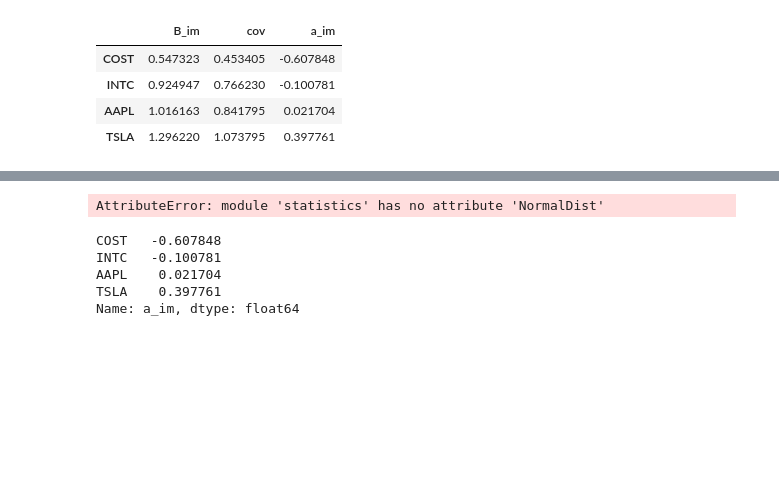
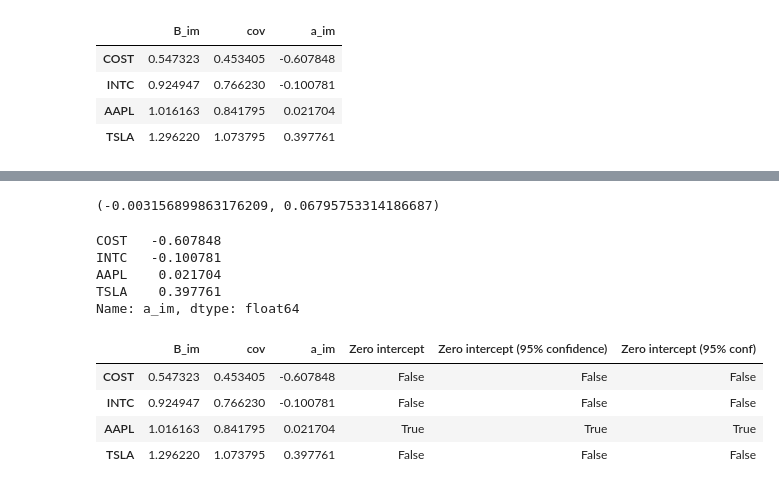
Before and after one commit to mirwong/finmetrics, a Jupyter notebook: linearity_tests/Linearity_Test_v1.ipynb, the cells around one changed output, grey strips where cells are left out. Saved outputs shown, nothing was run; the diff lists cells and outputs as text; code cells hidden in the pictures; blank space fills up the shorter version.

```diff
--- a/linearity_tests/Linearity_Test_v1.ipynb
+++ b/linearity_tests/Linearity_Test_v1.ipynb
@@ -207,7 +212,8 @@ plt.show()
 # %%
-confidence_interval(list(nasdaq['Pct Return']))
+zero_int = confidence_interval(list(nasdaq['Pct Return']))
+zero_int
 # %% [output]
-AttributeError: module 'statistics' has no attribute 'NormalDist'
+(-0.003156899863176209, 0.06795753314186687)
 # %%
 stocks['a_im']
 # %% [output]
@@ -216,3 +222,12 @@ INTC   -0.100781
 AAPL    0.021704
 TSLA    0.397761
 Name: a_im, dtype: float64
+# %%
+stocks['Zero intercept (95% conf)'] = stocks.apply(lambda row: (row['a_im']>zero_int[0] and row['a_im']<zero_int[1]), axis=1)
+stocks
+# %% [output]
+|  | B_im | cov | a_im | Zero intercept | Zero intercept (95% confidence) | Zero intercept (95% conf) |
+| COST | 0.547323 | 0.453405 | -0.607848 | False | False | False |
+| INTC | 0.924947 | 0.766230 | -0.100781 | False | False | False |
+| AAPL | 1.016163 | 0.841795 | 0.021704 | True | True | True |
+| TSLA | 1.296220 | 1.073795 | 0.397761 | False | False | False |
```
Also changed, not shown: parts of 11 cells of this notebook.
